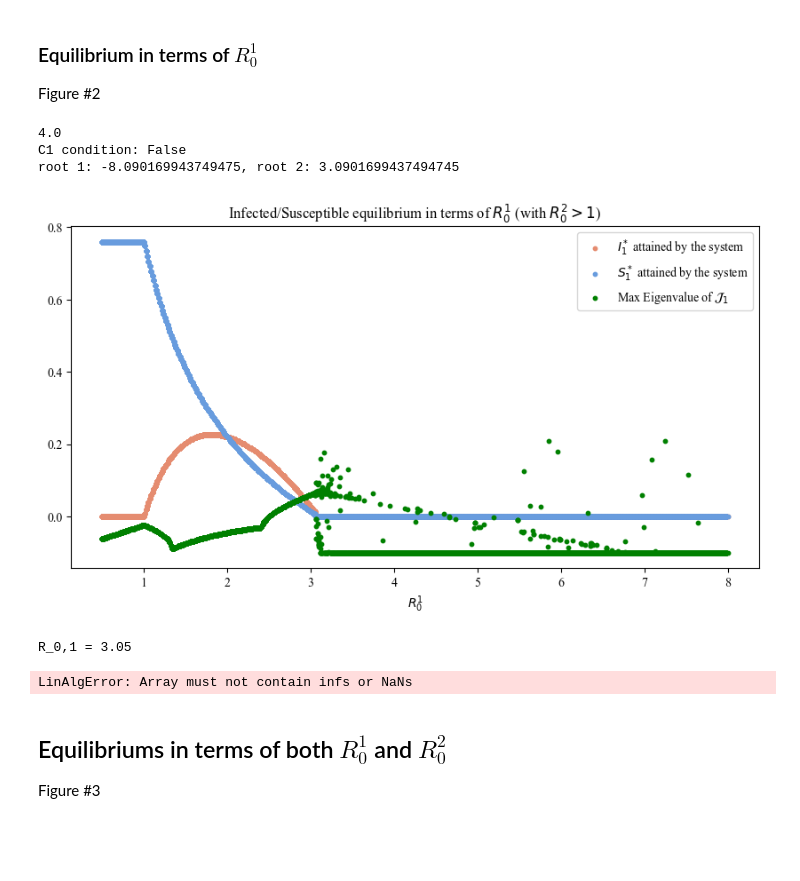
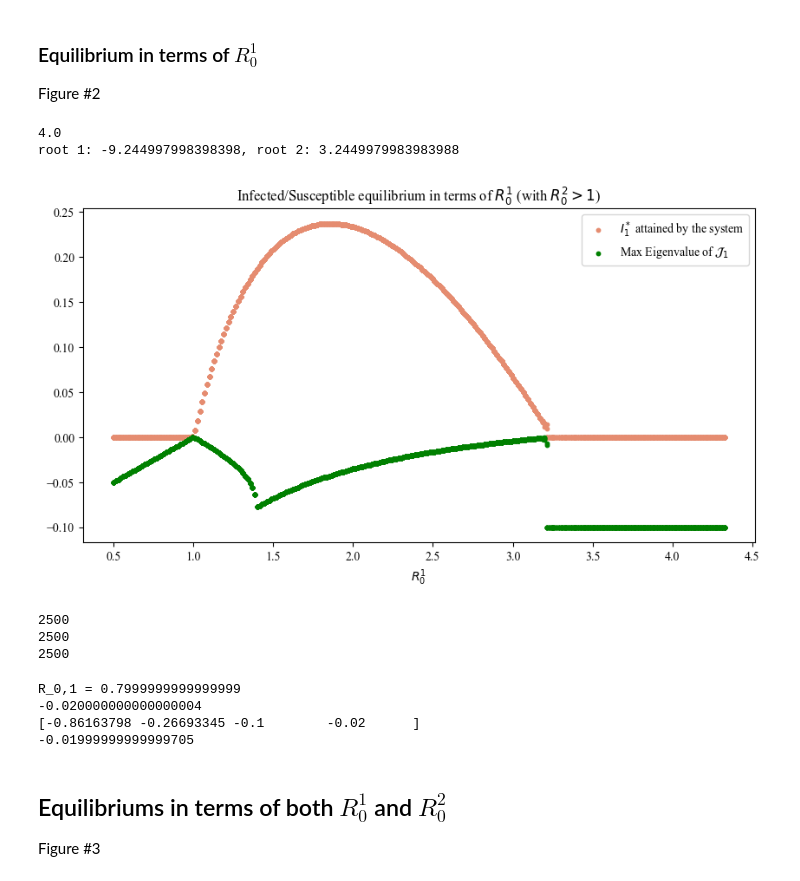
Before and after one commit to JimmyCalvoMonge/pycnopodia, a Jupyter notebook: R0_experiments.ipynb, the cells around one changed output. Saved outputs shown, nothing was run; the diff lists cells and outputs as text; code cells hidden in the pictures; blank space fills up the shorter version.

Commit message:
Fixed finally the eigenvalue problem

```diff
--- a/R0_experiments.ipynb
+++ b/R0_experiments.ipynb
@@ -146,7 +131,7 @@ mu_S = 0.1
 mu_I = 0.1
 t_max = 5000
 
-alpha = 0.5
+alpha = 0.6
 p = 0.5
 
 beta_2 = 0.4
@@ -154,40 +139,53 @@ R_0_2 = beta_2/mu_I
 print(R_0_2)
 
 num_sim = 10
-
-print(f"C1 condition: {mu_S*(mu_S + alpha) > alpha*p*r}")
-
-R1s_use, I_eq_obtaineds_1, \
-I_eq_obtaineds_2, S_eq_obtaineds_1, S_eq_obtaineds_2, max_eig_obtaineds_1, eig_obtaineds_1 = get_equilibrium_in_terms_of_R0_1(r,k,beta_2,
-                                                                                        alpha,mu_S,
-                                                                                        mu_I,t_max,p,num_sim)
+R1s_use, I_eq_obtaineds_1, I_eq_obtaineds_2, \
+S_eq_obtaineds_1, S_eq_obtaineds_2, \
+max_eig_obtaineds_1, eig_obtaineds_1 = get_equilibrium_in_terms_of_R0_1(r,k,beta_2, alpha,mu_S, mu_I,t_max,p,num_sim)
 # %% [output]
 4.0
-C1 condition: False
-root 1: -8.090169943749475, root 2: 3.0901699437494745
+root 1: -9.244997998398398, root 2: 3.2449979983983988
 # %%
 fig = plt.figure()
 ax1 = fig.add_subplot(111)
 
-nn = 5000
+nn = 2500
 
 ax1.scatter(R1s_use[0:nn], I_eq_obtaineds_1[0:nn], s=10, marker='o', color='#E58C70', label=r'$I_1^*$ attained by the system')
-ax1.scatter(R1s_use[0:nn], S_eq_obtaineds_1[0:nn], s=10, marker='o', color='#689CDE', label=r'$S_1^*$ attained by the system')
+# ax1.scatter(R1s_use[0:nn], S_eq_obtaineds_1[0:nn], s=10, marker='o', color='#689CDE', label=r'$S_1^*$ attained by the system')
 
 # ax1.scatter(R1s_use[0:nn], I_eq_obtaineds_2[0:nn], s=10, marker='o', color='#C74B24', label=r'$I_2^*$ attained by the system')
 # ax1.scatter(R1s_use[0:nn], S_eq_obtaineds_2[0:nn], s=10, marker='o', color='#246AC4', label=r'$S_2^*$ attained by the system')
 
 # Eig values of J_1 (Max value)
-ax1.scatter(R1s_use[0:nn], max_eig_obtaineds_1[0:nn], s=10, marker='o', color='green', label=r'Max Eigenvalue of $\mathcal{J}_1$')
+# ax1.scatter(R1s_use[0:nn], max_eig_obtaineds_1[0:nn], s=10, marker='o', color='green', label=r'Max Eigenvalue of $\mathcal{J}_1$')
+ax1.scatter(R1s_use[0:nn], new_max_eigs, s=10, marker='o', color='green', label=r'Max Eigenvalue of $\mathcal{J}_1$')
 
 ax1.figure.set_size_inches(10, 5)
 
 plt.legend(loc='upper right')
 plt.xlabel(r"$R_0^1$")
 plt.title(r"Infected/Susceptible equilibrium in terms of $R_0^1$ (with $R_0^2>1$)")
 plt.show()
 # %% [output]
-[figure, old version]
+[figure, new version]
+# %%
+new_max_eigs = []
+for idx, val in enumerate(I_eq_obtaineds_1[0:nn]):
+    if (idx > 1000) and (np.abs(val) < 1e-4):
+        new_max_eigs.append(-0.1)
+    else:
+        new_max_eigs.append(np.real(max_eig_obtaineds_1[0:nn][idx]))
+
+print(len(new_max_eigs))
+print(len(I_eq_obtaineds_1[0:nn]))
+print(len(I_eq_obtaineds_1[0:nn]))
+
+# Fixing some issues in eigenvalues at extinction which are due to numerical inconsistency
+# %% [output]
+2500
+2500
+2500
 # %%
 # print(f"""
 # R01s = {{ {','.join([str(round(x,4)) for x in R1s_use[0:nn]])} }}; \n
@@ -198,6 +194,7 @@ plt.show()
 # """)
 # %%
-beta_1 = 0.305
+# Verifying eigenvalues at DFE:
+beta_1 = 0.08
 print(f'R_0,1 = {beta_1/mu_I}')
 x00 = list(np.random.dirichlet(np.ones(8),size=1)[0])
 new_pycno = PycnoSIX(mu_I, mu_S, alpha, beta_1, beta_2, k, p, r, x00, t_max)
@@ -209,5 +206,7 @@ print(beta_1 - mu_I)
 print(eigs1)
 print(np.max(eigs1))
 # %% [output]
-R_0,1 = 3.05
+R_0,1 = 0.7999999999999999
+-0.020000000000000004
+[-0.86163798 -0.26693345 -0.1        -0.02      ]
+-0.01999999999999705
-LinAlgError: Array must not contain infs or NaNs
```
Also changed, not shown: parts of 4 cells of this notebook, 2 other files.
